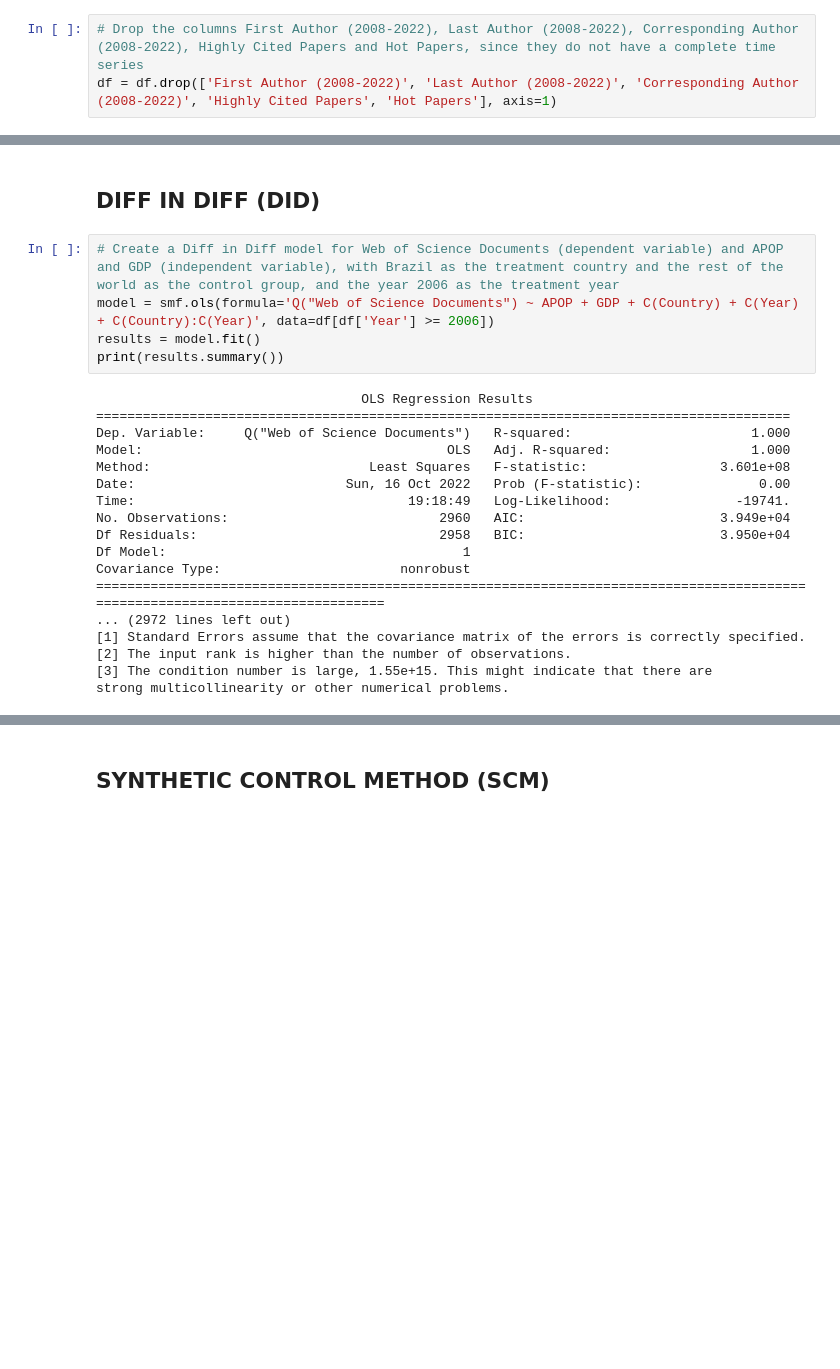
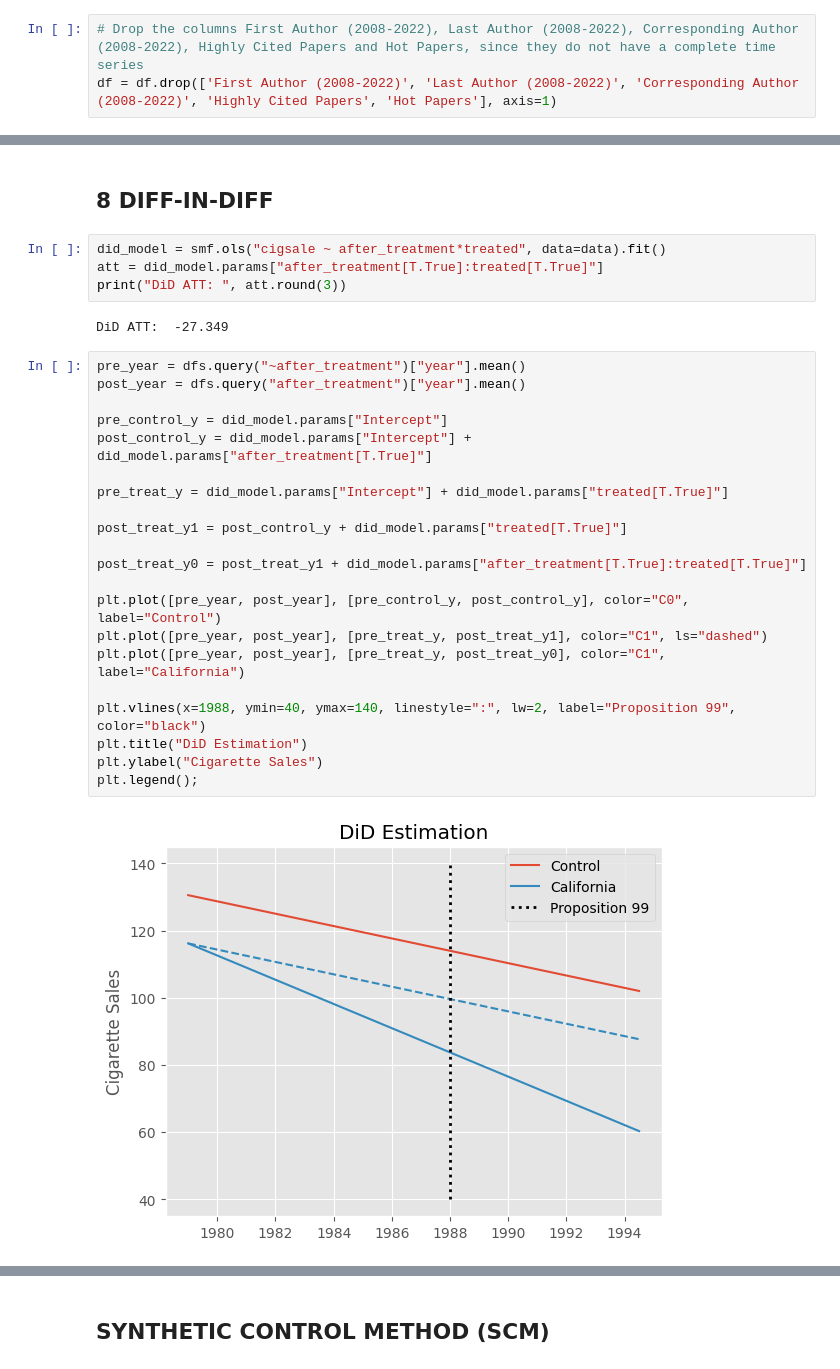
Before and after one commit to rod53/BrScienceSCM, a Jupyter notebook: IGERDBR.ipynb, the cells around one changed output, grey strips where cells are left out. Saved outputs shown, nothing was run; the diff lists cells and outputs as text; blank space fills up the shorter version.

```diff
--- a/IGERDBR.ipynb
+++ b/IGERDBR.ipynb
@@ -690,25 +683,31 @@ All of them will be tested and cross-validated through the following steps:
 # %% [markdown]
-## DIFF IN DIFF (DID)
+## 8 DIFF-IN-DIFF
-# %%
-# Create a Diff in Diff model for Web of Science Documents (dependent variable) and APOP and GDP (independent variable), with Brazil as the treatment country and the rest of the world as the control group, and the year 2006 as the treatment year
-model = smf.ols(formula='Q("Web of Science Documents") ~ APOP + GDP + C(Country) + C(Year) + C(Country):C(Year)', data=df[df['Year'] >= 2006])
-results = model.fit()
-print(results.summary())
-# %% [output]
-                                  OLS Regression Results
-=========================================================================================
-Dep. Variable:     Q("Web of Science Documents")   R-squared:                       1.000
-Model:                                       OLS   Adj. R-squared:                  1.000
-Method:                            Least Squares   F-statistic:                 3.601e+08
-Date:                           Sun, 16 Oct 2022   Prob (F-statistic):               0.00
-Time:                                   19:18:49   Log-Likelihood:                -19741.
-No. Observations:                           2960   AIC:                         3.949e+04
-Df Residuals:                               2958   BIC:                         3.950e+04
-Df Model:                                      1
-Covariance Type:                       nonrobust
-================================================================================================================================
-... (2972 lines left out)
-[1] Standard Errors assume that the covariance matrix of the errors is correctly specified.
-[2] The input rank is higher than the number of observations.
-[3] The condition number is large, 1.55e+15. This might indicate that there are
-strong multicollinearity or other numerical problems.
+# %%
+did_model = smf.ols("cigsale ~ after_treatment*treated", data=data).fit()
+att = did_model.params["after_treatment[T.True]:treated[T.True]"]
+print("DiD ATT: ", att.round(3))
+# %% [output]
+DiD ATT:  -27.349
+# %%
+pre_year = dfs.query("~after_treatment")["year"].mean()
+post_year = dfs.query("after_treatment")["year"].mean()
+
+pre_control_y = did_model.params["Intercept"]
+post_control_y = did_model.params["Intercept"] + did_model.params["after_treatment[T.True]"]
+
+pre_treat_y = did_model.params["Intercept"] + did_model.params["treated[T.True]"]
+
+post_treat_y1 = post_control_y + did_model.params["treated[T.True]"]
+
+post_treat_y0 = post_treat_y1 + did_model.params["after_treatment[T.True]:treated[T.True]"]
+
+plt.plot([pre_year, post_year], [pre_control_y, post_control_y], color="C0", label="Control")
+plt.plot([pre_year, post_year], [pre_treat_y, post_treat_y1], color="C1", ls="dashed")
+plt.plot([pre_year, post_year], [pre_treat_y, post_treat_y0], color="C1", label="California")
+
+plt.vlines(x=1988, ymin=40, ymax=140, linestyle=":", lw=2, label="Proposition 99", color="black")
+plt.title("DiD Estimation")
+plt.ylabel("Cigarette Sales")
+plt.legend();
+# %% [output]
+[figure, added]
```
Also changed, not shown: parts of 103 cells of this notebook.
